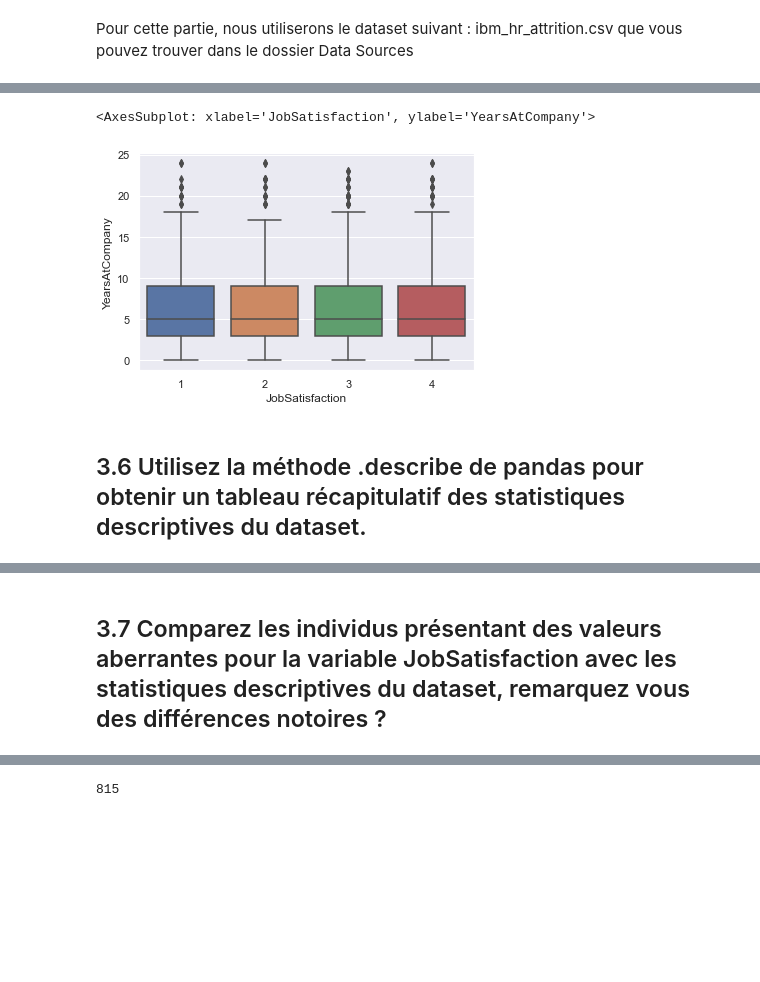
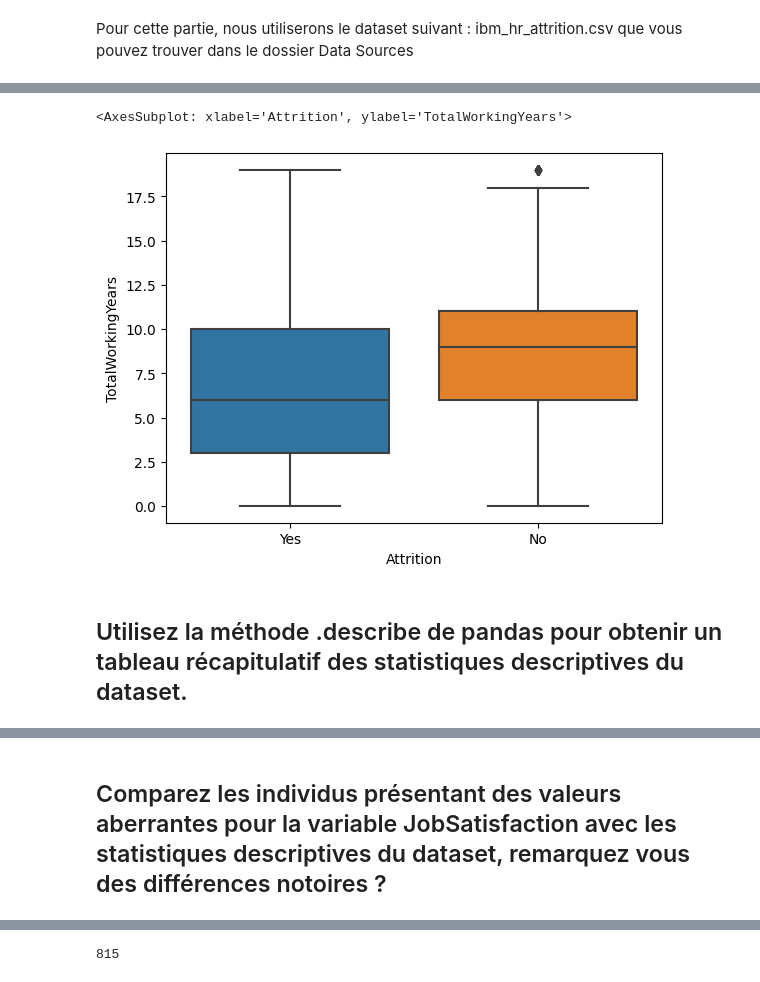
Before and after one commit to Argus416/h3hitema, a Jupyter notebook: Python/Analyse de données /Data Visualisation Statistiques.ipynb, the cells around one changed output, grey strips where cells are left out. Saved outputs shown, nothing was run; the diff lists cells and outputs as text; code cells hidden in the pictures; blank space fills up the shorter version.

```diff
--- a/Python/Analyse de données /Data Visualisation Statistiques.ipynb
+++ b/Python/Analyse de données /Data Visualisation Statistiques.ipynb
@@ -221,11 +225,11 @@ sns.boxplot(x="JobSatisfaction", y="YearsAtCompany", data=df)
 # %%
-filtererVarAbarr = df[df.YearsAtCompany < 25];
-sns.boxplot(x="JobSatisfaction", y="YearsAtCompany", data=filtererVarAbarr)
+filtererVarAbarr = df[df.TotalWorkingYears < 20];
+sns.boxplot(x="Attrition", y="TotalWorkingYears", data=filtererVarAbarr)
 # %% [output]
-<AxesSubplot: xlabel='JobSatisfaction', ylabel='YearsAtCompany'>
+<AxesSubplot: xlabel='Attrition', ylabel='TotalWorkingYears'>
-[figure, old version]
+[figure, new version]
 # %% [markdown]
-## 3.6 Utilisez la méthode .describe de pandas pour obtenir un tableau récapitulatif des statistiques descriptives du dataset.
+## Utilisez la méthode .describe de pandas pour obtenir un tableau récapitulatif des statistiques descriptives du dataset.
 # %%
 df.describe()
 # %% [output]
@@ -240,6 +244,6 @@ df.describe()
 | max | 60.000000 | 1499.000000 | 29.000000 | 5.000000 | 1.0 | 2068.000000 | 4.000000 | ... |
 8 rows × 26 columns
 # %% [markdown]
-## 3.7 Comparez les individus présentant des valeurs aberrantes pour la variable JobSatisfaction avec les statistiques descriptives du dataset, remarquez vous des différences notoires ?
+##  Comparez les individus présentant des valeurs aberrantes pour la variable JobSatisfaction avec les statistiques descriptives du dataset, remarquez vous des différences notoires ?
 # %%
 varAbarr = df[df.YearsAtCompany > 25];
```
Also changed, not shown: parts of 47 cells of this notebook, 2 other files.
